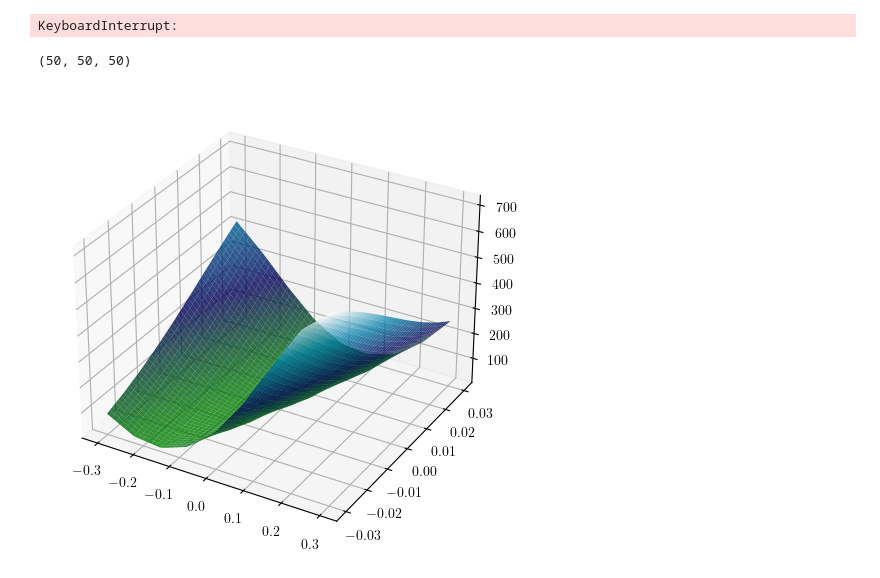
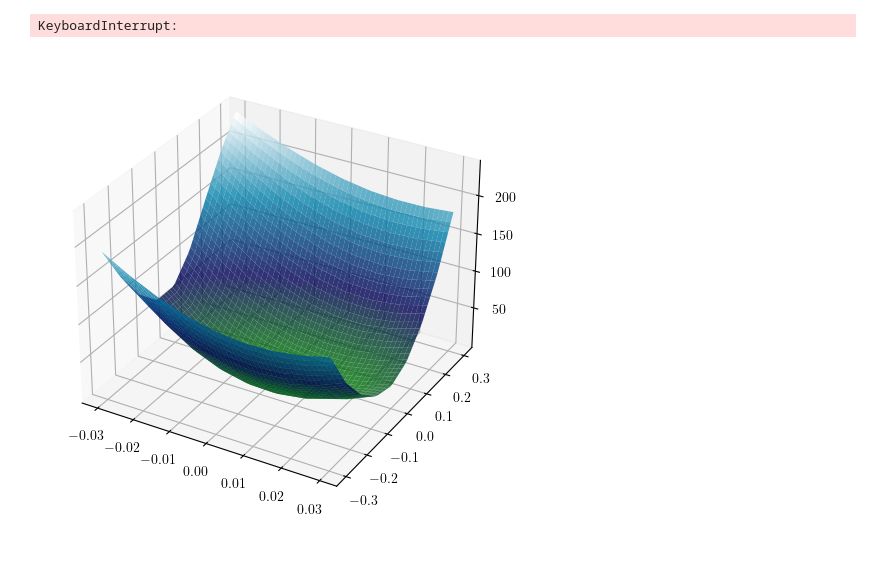
Before and after one commit to Sjoeborg/thesis, a Jupyter notebook: notebooks/PINGU/analysis.ipynb, the cells around one changed output. Cells and saved outputs as stored; diff of their text form; code cells hidden in the pictures.

```diff
--- a/notebooks/PINGU/analysis.ipynb
+++ b/notebooks/PINGU/analysis.ipynb
@@ -24,6 +24,13 @@ matplotlib.rc('text', usetex=True)
 matplotlib.rc('text.latex', preamble=r'\usepackage{siunitx}')
 np.set_printoptions(linewidth=200)
 Ebins_2018_midpoints = Ebins_2018[0:-1] +np.diff(Ebins_2018)/2
+# %%
+name = '0x5x1x9x9x9'
+track = pickle.load(open(f'./pre_computed/H1_NO_PINGU_1_{name}.p','rb'))
+cascade = pickle.load(open(f'./pre_computed/H1_NO_PINGU_0_{name}.p','rb'))
+new = np.concatenate((cascade,track), axis=1)
+new_name = f'H1_NO_PINGU_1_{name}.p'.replace('_1_','_')
+pickle.dump(new,open(f'./pre_computed/{new_name}','wb'))
 # %%
 ndim = 3
 livetime = 3*365*24*3600 #Effective livetime table1 DC2019 2.45
@@ -38,10 +45,10 @@ dm31_range, th23_range,ett_range, emt_range, eem_range, eet_range = get_param_li
                                                                                    th23N=5,
                                                                           ett_tuple=(-ett,ett,1),
                                                                           emt_tuple=(-emt,emt,10),
-                                                                          eem_tuple=(-eem,eem,1),
-                                                                          eet_tuple=(-eet,eet,1),
+                                                                          eem_tuple=(-eem,eem,10),
+                                                                          eet_tuple=(-eet,eet,10),
                                                                           IO=IO)
-
+dm31_range = np.array([dm31_range[0]])
 print('dm:', dm31_range)
 print('th:', th23_range)
 print('ett:', ett_range)
@@ -52,6 +59,7 @@ param_dict = nufit_params_nsi_IO if IO else nufit_params_nsi
 
 param_list = list_of_params_nsi(param_dict, dm31_range, th23_range, ett_range, emt_range, eem_range, eet_range)
 
-H1 = pickle.load(open(f'./pre_computed/H1_{ordering}_PINGU_{len(dm31_range)}x{len(th23_range)}x{len(ett_range)}x{len(emt_range)}x{len(eem_range)}x{len(eet_range)}.p','rb'))*livetime
+#H1 = pickle.load(open(f'./pre_computed/H1_{ordering}_PINGU_{len(dm31_range)}x{len(th23_range)}x{len(ett_range)}x{len(emt_range)}x{len(eem_range)}x{len(eet_range)}.p','rb'))*livetime
+H1 = pickle.load(open(f'./pre_computed/H1_{ordering}_PINGU_0x{len(th23_range)}x{len(ett_range)}x{len(emt_range)}x{len(eem_range)}x{len(eet_range)}.p','rb'))*livetime
 H0 = pickle.load(open(f'./pre_computed/H0_{ordering}_PINGU.p','rb'))*livetime
 # %% [output]
@@ -78,9 +86,9 @@ best_fit_params = param_list[best_fit_index]
 
 if len(eem_range) > 1 and len(eet_range) > 1:
     if len(emt_range) > 1:
-        deltachi_eem_eet = marginalize_one(chisq.reshape(9,9,9), axis=2)
-        deltachi_emt_eet = marginalize_one(chisq.reshape(9,9,9), axis=1)
-        deltachi_emt_eem = marginalize_one(chisq.reshape(9,9,9), axis=0)
+        deltachi_eem_eet = marginalize_one(deltachi.reshape(9,9,9), axis=0)
+        deltachi_emt_eet = marginalize_one(deltachi.reshape(9,9,9), axis=1)
+        deltachi_emt_eem = marginalize_one(deltachi.reshape(9,9,9), axis=2)
     else:
         deltachi_nomarg_eem_eet = deltachi
 elif len(emt_range) > 1 and len(eet_range) > 1:
@@ -590,32 +643,26 @@ p = im.collections[0].get_paths()[0]
 v = p.vertices
 x = v[:,0]
 y = v[:,1]
-# %%
-X_fine.shape
-# %% [output]
-(50, 50, 50)
 # %%
+from scipy.interpolate import interpn
 from mpl_toolkits.mplot3d import axes3d
 import matplotlib.pyplot as plt
 from matplotlib import cm
 x = np.linspace(-emt,emt,9)
-y = np.linspace(-eet,eet,9)
-z = np.linspace(-eem,eem,9)
-
+y = np.linspace(-eem,eem,9)
+z = np.linspace(-eet,eet,9)
 x_fine = np.linspace(x.min(),x.max(),50)
 y_fine = np.linspace(y.min(),y.max(),50)
 z_fine = np.linspace(z.min(),z.max(),50)
 
-Y_fine, Z_fine = np.meshgrid(x_fine, y_fine)
+X_fine, Y_fine = np.meshgrid(x_fine, z_fine)
+dchi_fine = interpn((x,z),deltachi_emt_eet,(X_fine,Y_fine)).reshape(50,50)
 
 
 fig = plt.figure(figsize=(12,6))
 ax = fig.add_subplot(111, projection='3d')
 
 
-surf = ax.plot_surface(Z_fine, Y_fine, dchi_fine[:,:,40], alpha=0.8, cmap=cm.ocean)
-# cset = ax.contourf(Z_fine, Y_fine, dchi_fine[0,:,:], zdir='z', offset=np.min(Z), cmap=cm.ocean)
-# cset = ax.contourf(Z_fine, Y_fine, dchi_fine[0,:,:], zdir='x', offset=-5, cmap=cm.ocean)
-# cset = ax.contourf(Z_fine, Y_fine, dchi_fine[0,:,:], zdir='y', offset=5, cmap=cm.ocean)
+surf = ax.plot_surface(X_fine, Y_fine,dchi_fine, alpha=0.8, cmap=cm.ocean)
 # %% [output]
-[figure, old version]
+[figure, new version]
```
Also changed, not shown: parts of 12 cells of this notebook, 19 other files.
